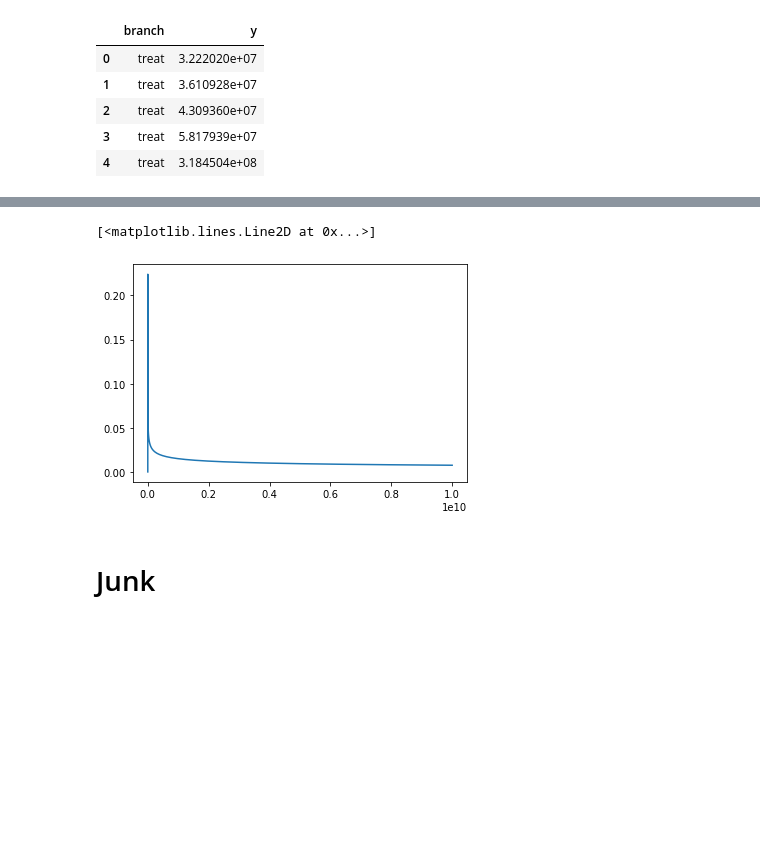
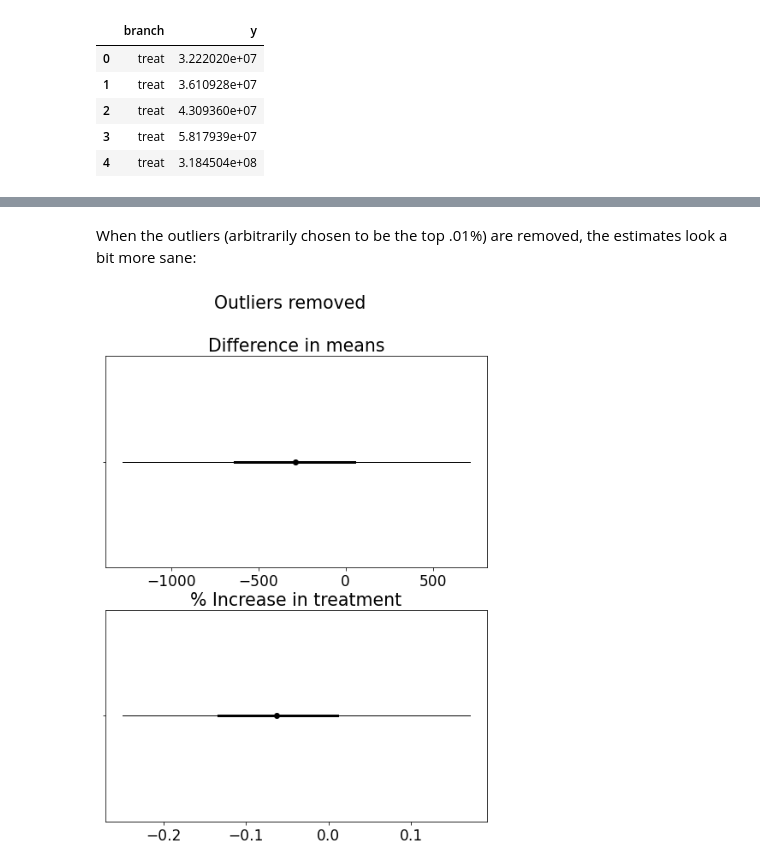
Before and after one commit to wcbeard/experiment_blocking_pretreatment, a Jupyter notebook: notebooks/timing-example.ipynb, the cells around one changed output, grey strips where cells are left out. Cells and saved outputs as stored; diff of their text form; code cells hidden in the pictures; blank space fills up the shorter version.

```diff
--- a/notebooks/timing-example.ipynb
+++ b/notebooks/timing-example.ipynb
@@ -555,7 +308,0 @@ Name: win7, Length: 200, dtype: float64
-# %%
-plt.plot(10 ** xs, ys)
-# %% [output]
-[<matplotlib.lines.Line2D at 0x...>]
-[figure, removed]
-# %% [markdown]
-# Junk
@@ -585,0 +309,13 @@ df.drop_duplicates()
+# %% [markdown]
+When the outliers (arbitrarily chosen to be the top .01%) are removed, the estimates look a bit more sane:
+# %%
+# hide_input
+axs, spi = wb.plot_utils.mk_sublots(nrows=2, ncols=1, figsize=(8, 10))
+
+plot_bs(diffs_out_rm, log=0, title='Difference in means', pe=0, ax=spi.n)
+
+plot_bs(ul_out_rm, log=0, title='% Increase in treatment', pe=0, ax=spi.n)
+plt.suptitle("Outliers removed");
+# plt.tight_layout();
+# %% [output]
+[figure, added]
```
Also changed, not shown: parts of 83 cells of this notebook, 6 other files.
